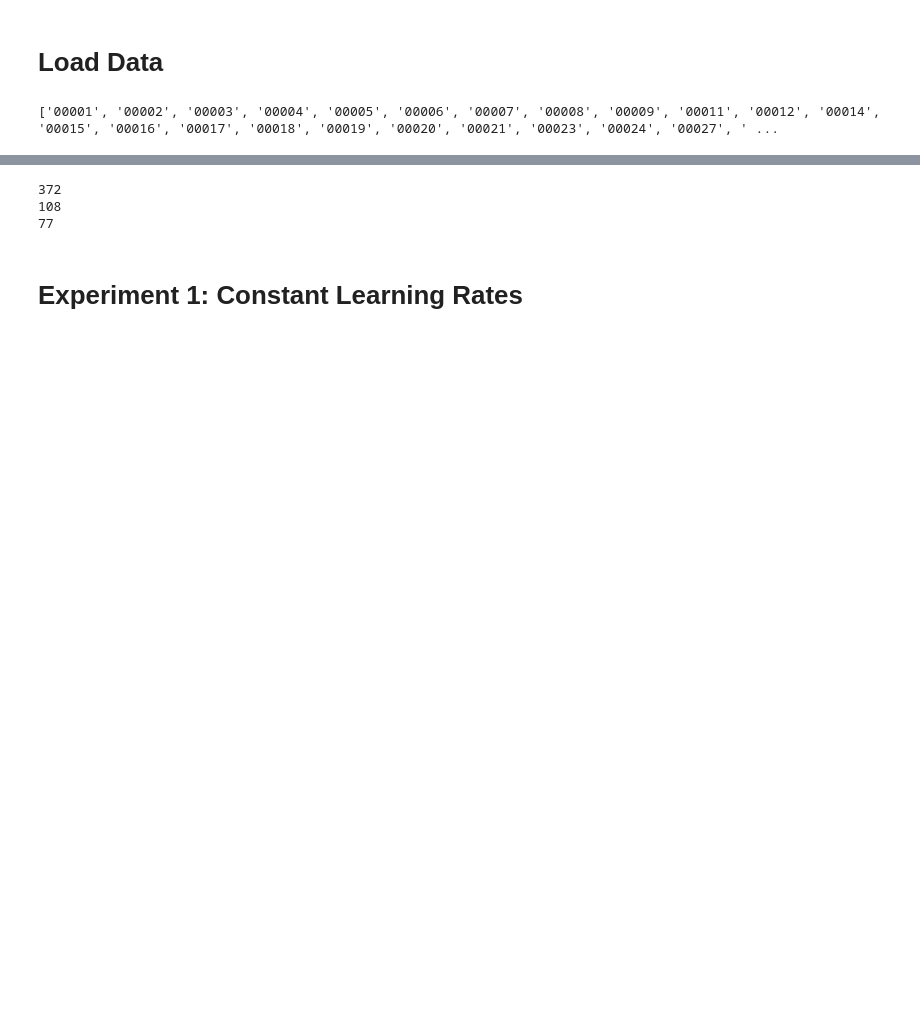
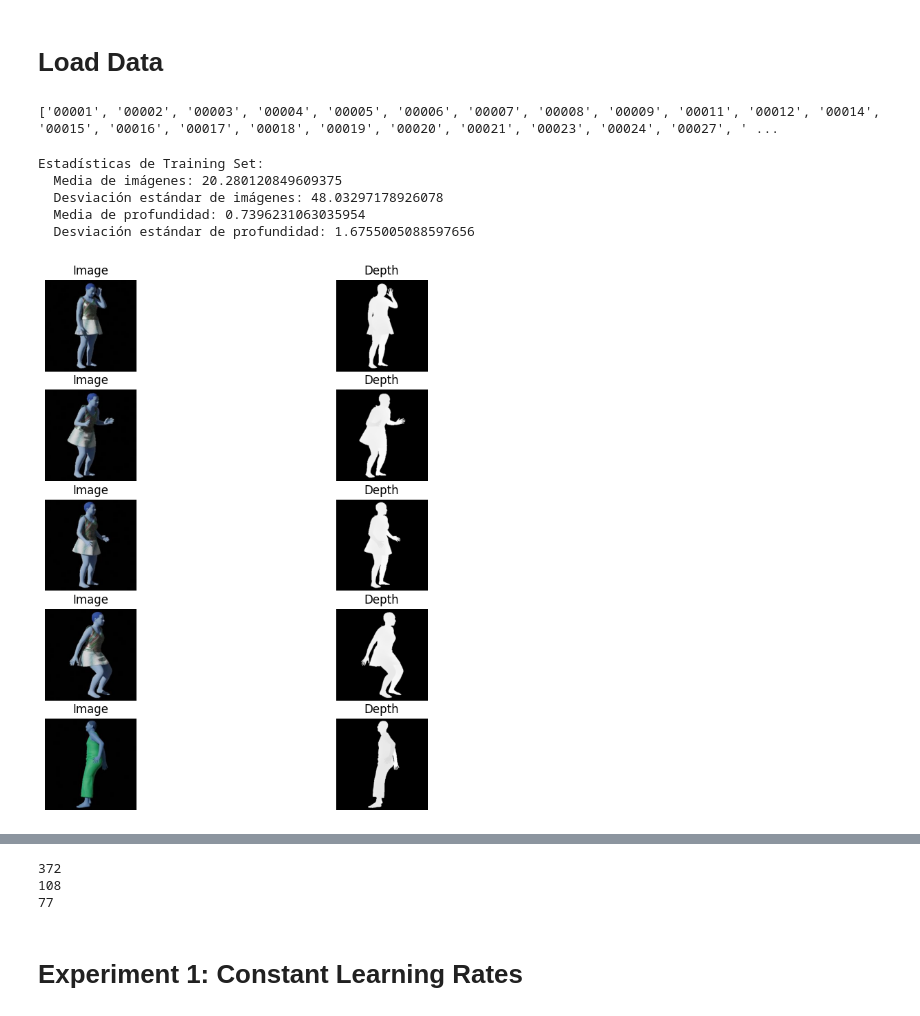
Before and after one commit to UPC-MAI-Master-Projects/OR_DepthEstimation, a Jupyter notebook: lr_experiments.ipynb, the cells around one changed output, grey strips where cells are left out. Saved outputs shown, nothing was run; the diff lists cells and outputs as text; code cells hidden in the pictures; blank space fills up the shorter version.

```diff
--- a/lr_experiments.ipynb
+++ b/lr_experiments.ipynb
@@ -239,3 +235,55 @@ for sample in test_folders:
 test_list = list(map(lambda filename: filename[:-4], test_list))[0::30]
 # %% [output]
 ['00001', '00002', '00003', '00004', '00005', '00006', '00007', '00008', '00009', '00011', '00012', '00014', '00015', '00016', '00017', '00018', '00019', '00020', '00021', '00023', '00024', '00027', ' ...
+# %%
+def print_stats(images, depths, label):
+    """Prints mean and standard deviation for images and depths."""
+    images_array = np.array(images)
+    depths_array = np.array(depths)
+
+    print(f"Estadísticas de {label}:")
+    print(f"  Media de imágenes: {images_array.mean()}")
+    print(f"  Desviación estándar de imágenes: {images_array.std()}")
+    print(f"  Media de profundidad: {depths_array.mean()}")
+    print(f"  Desviación estándar de profundidad: {depths_array.std()}")
+    print()
+
+def visualize_data(images, depths, num_samples=5):
+    """Visualize images and their corresponding depth maps."""
+    plt.figure(figsize=(10, num_samples * 2))
+    for i in range(num_samples):
+        plt.subplot(num_samples, 2, 2 * i + 1)
+        plt.imshow(images[i])
+        plt.title("Image")
+        plt.axis('off')
+
+        plt.subplot(num_samples, 2, 2 * i + 2)
+        plt.imshow(depths[i], cmap='gray')
+        plt.title("Depth")
+        plt.axis('off')
+    plt.show()
+
+# Variables SRC and train_list should be defined
+images = []
+depths = []
+
+for i in range((5)):
+    img = cv2.imread(SRC + train_list[i][:5] + '/image/' + train_list[i] + '.jpg')
+    # img = cv2.cvtColor(img, cv2.COLOR_BGR2RGB)
+    images.append(img)
+
+    dpt = np.load(open(SRC + train_list[i][:5] + '/depth/' + train_list[i] + '.npy', 'rb'))
+    depths.append(dpt)
+
+# Print statistics before visualization
+print_stats(images, depths, "Training Set")
+
+#Visualize images and depth maps
+visualize_data(images, depths)
+# %% [output]
+Estadísticas de Training Set:
+  Media de imágenes: 20.280120849609375
+  Desviación estándar de imágenes: 48.03297178926078
+  Media de profundidad: 0.7396231063035954
+  Desviación estándar de profundidad: 1.6755005088597656
+[figure, added]
```
Also changed, not shown: parts of 4 cells of this notebook, 9 other files.
